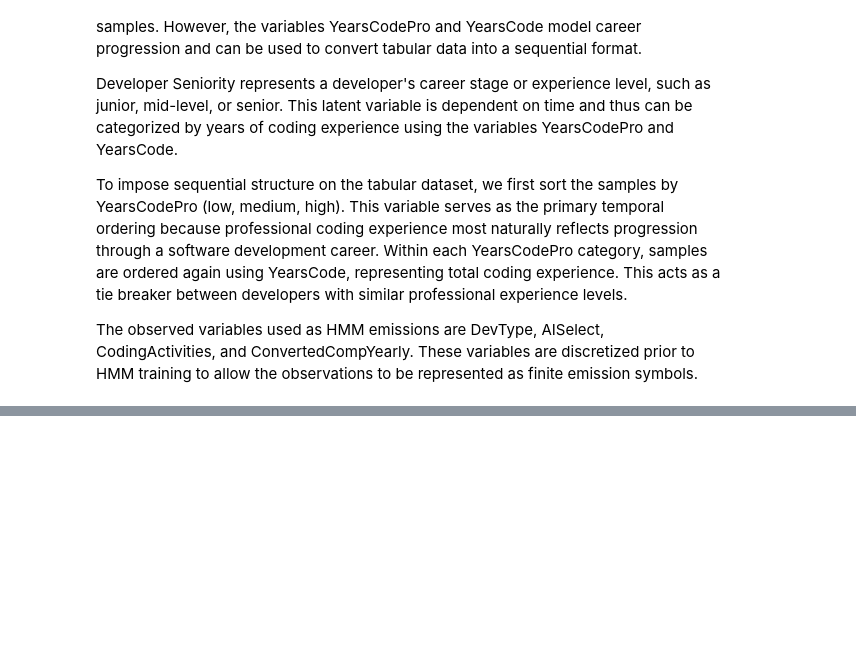
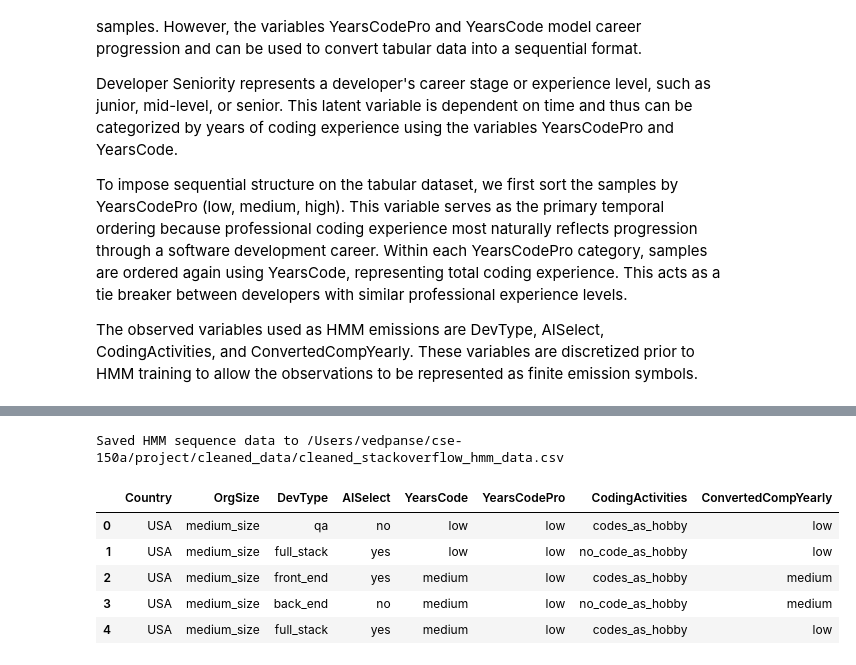
Before and after one commit to ihagad/CSE150A_Project, a Jupyter notebook: src/hmm.ipynb, the cells around one changed output, grey strips where cells are left out. Cells and saved outputs as stored; diff of their text form; code cells hidden in the pictures; blank space fills up the shorter version.

```diff
--- a/src/hmm.ipynb
+++ b/src/hmm.ipynb
@@ -425,0 +79,25 @@ No Data Yet
+# %%
+order = {"low": 0, "medium": 1, "high": 2}
+
+hmm_data = (
+    bn_data.copy()
+    .assign(
+        YearsCodePro_order=lambda df: df["YearsCodePro"].map(order),
+        YearsCode_order=lambda df: df["YearsCode"].map(order),
+    )
+    .sort_values(["YearsCodePro_order", "YearsCode_order"])
+    .drop(columns=["YearsCodePro_order", "YearsCode_order"])
+    .reset_index(drop=True)
+)
+
+hmm_data.to_csv(hmm_path, index=False)
+print(f"Saved HMM sequence data to {hmm_path}")
+display(hmm_data.head())
+# %% [output]
+Saved HMM sequence data to /Users/vedpanse/cse-150a/project/cleaned_data/cleaned_stackoverflow_hmm_data.csv
+|  | Country | OrgSize | DevType | AISelect | YearsCode | YearsCodePro | CodingActivities | ConvertedCompYearly |
+| 0 | USA | medium_size | qa | no | low | low | codes_as_hobby | low |
+| 1 | USA | medium_size | full_stack | yes | low | low | no_code_as_hobby | low |
+| 2 | USA | medium_size | front_end | yes | medium | low | codes_as_hobby | medium |
+| 3 | USA | medium_size | back_end | no | medium | low | no_code_as_hobby | medium |
+| 4 | USA | medium_size | full_stack | yes | medium | low | codes_as_hobby | low |
```
Also changed, not shown: parts of 33 cells of this notebook, 4 other files.
